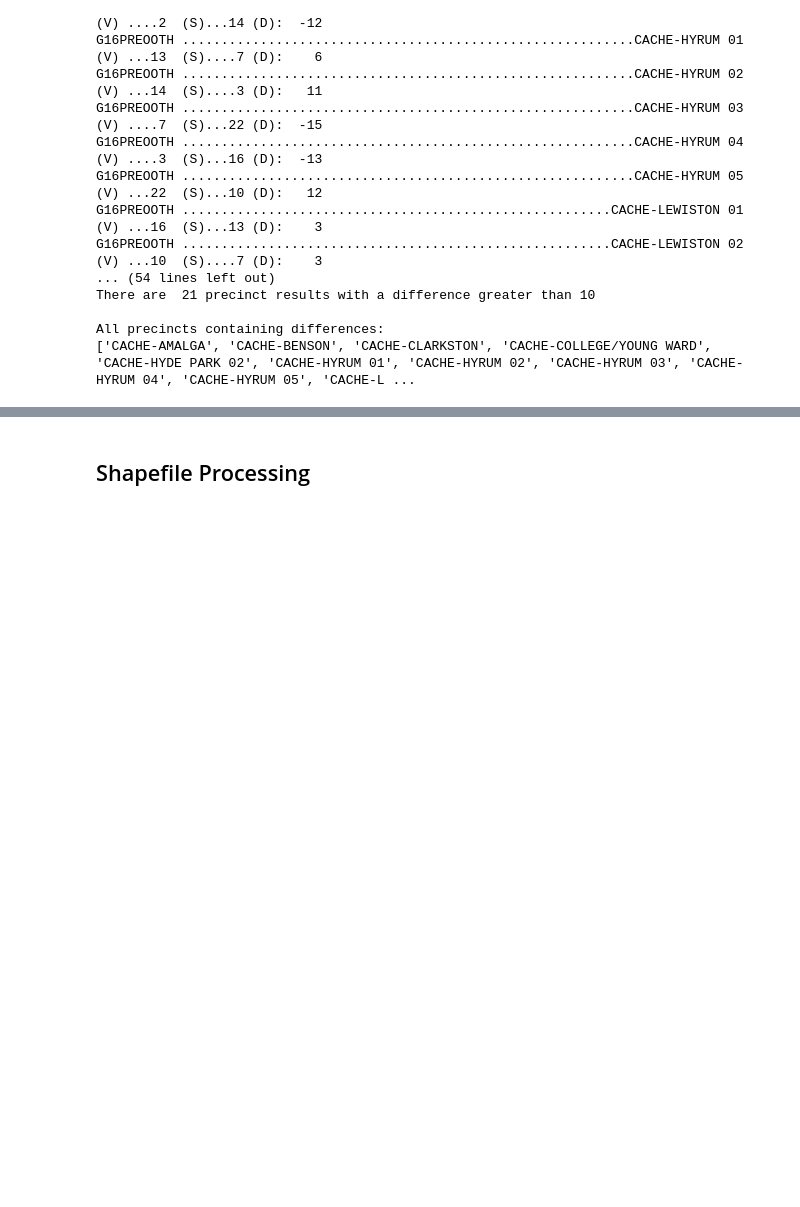
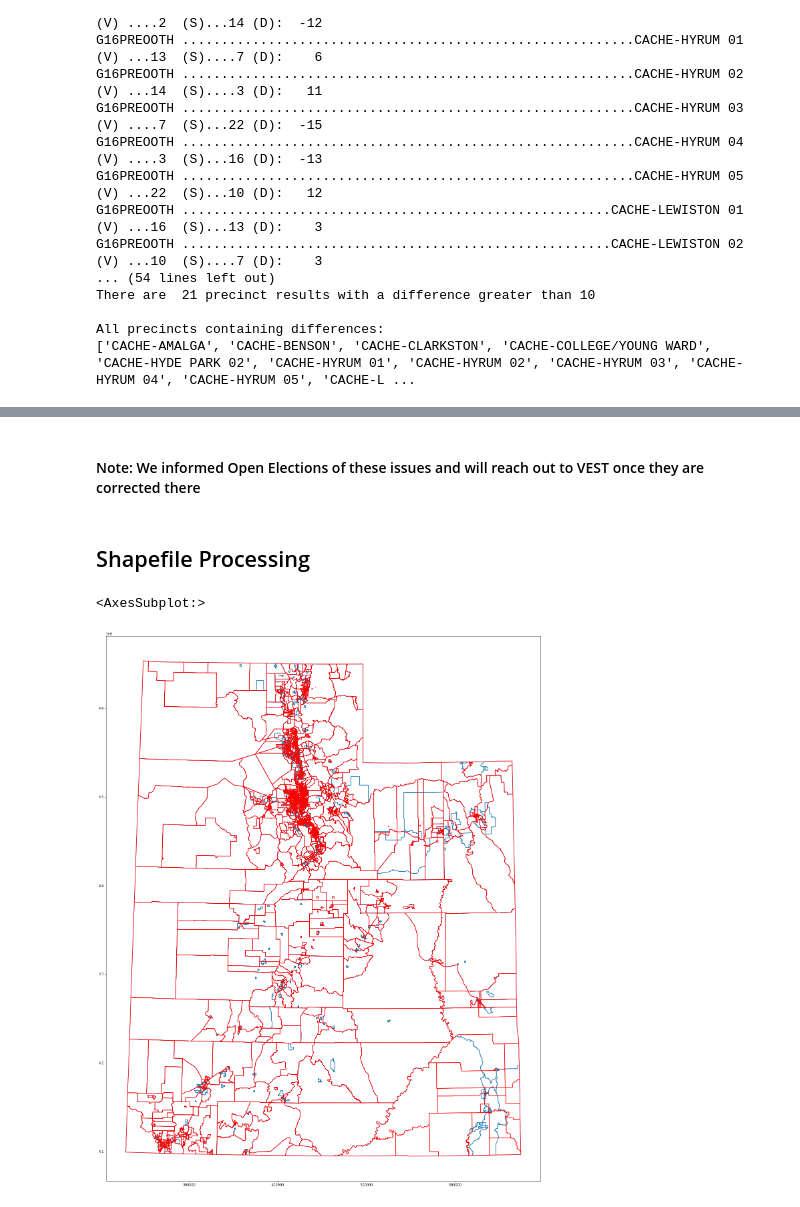
Before and after one commit to nonpartisan-redistricting-datahub/pdv-ut, a Jupyter notebook: vest-ut-2016/vest-ut-2016-validation.ipynb, the cells around one changed output, grey strips where cells are left out. Drawn from its saved outputs; the diff is of its cells as text; code cells hidden in the pictures; blank space fills up the shorter version.

```diff
--- a/vest-ut-2016/vest-ut-2016-validation.ipynb
+++ b/vest-ut-2016/vest-ut-2016-validation.ipynb
@@ -898,5 +789,15 @@ All precincts containing differences:
+# %% [markdown]
+#### Note: We informed Open Elections of these issues and will reach out to VEST once they are corrected there
 # %% [markdown]
 ## Shapefile Processing
 # %%
 ut_shapefile = gp.read_file("./raw-from-source/Shapefiles/Utah_Vista_Ballot_Areas/VistaBallotAreas.shp")
+# %%
+ut_shapefile = ut_shapefile.to_crs(vest_ut_16.crs)
+# %%
+ax = ut_shapefile.boundary.plot(figsize=(30,30))
+vest_ut_16.boundary.plot(ax=ax,color="red")
+# %% [output]
+<AxesSubplot:>
+[figure, added]
 # %%
```
Also changed, not shown: parts of 43 cells of this notebook.
